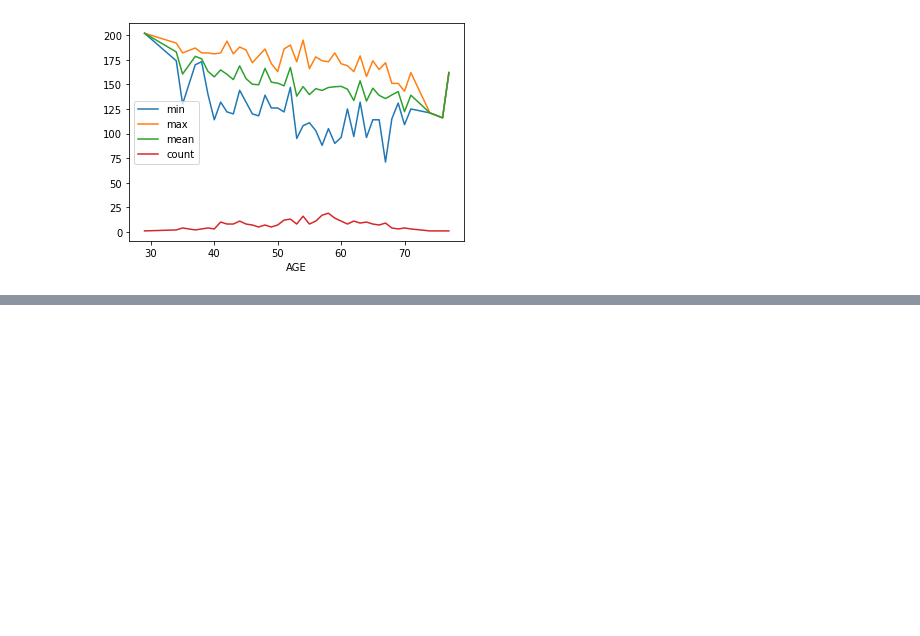
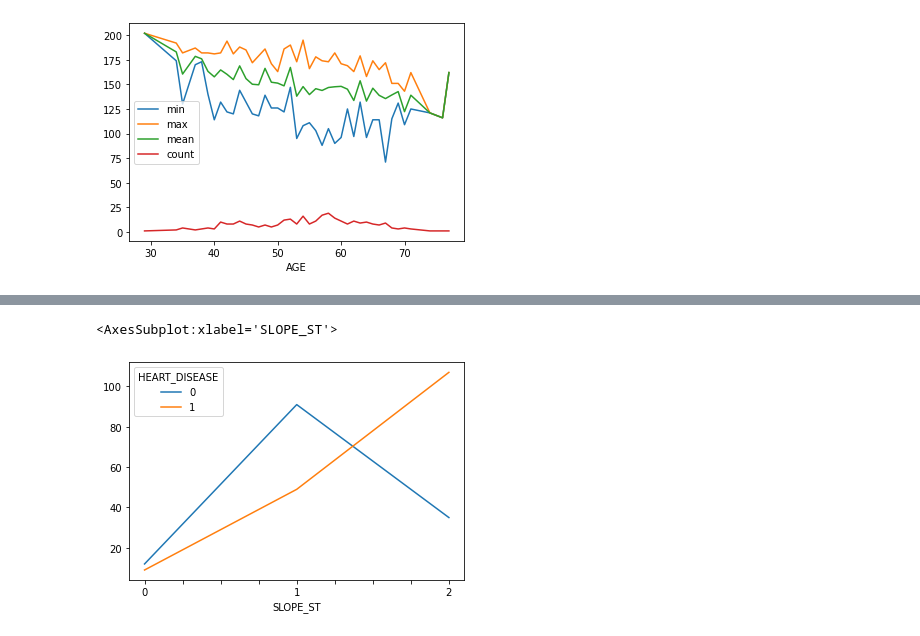
Before and after one commit to yassinzeraoulia97/esercizi, a Jupyter notebook: esercizi.ipynb, the cells around one changed output, grey strips where cells are left out. Drawn from its saved outputs; the diff is of its cells as text; code cells hidden in the pictures; blank space fills up the shorter version.

```diff
--- a/esercizi.ipynb
+++ b/esercizi.ipynb
@@ -310,0 +320,5 @@ n.plot.line()
+# %%
+pd.crosstab(index=df.SLOPE_ST, columns=df.HEART_DISEASE, colnames=['HEART_DISEASE']).plot()
+# %% [output]
+<AxesSubplot:xlabel='SLOPE_ST'>
+[figure, added]
```
Also changed, not shown: parts of 1 cell of this notebook.
